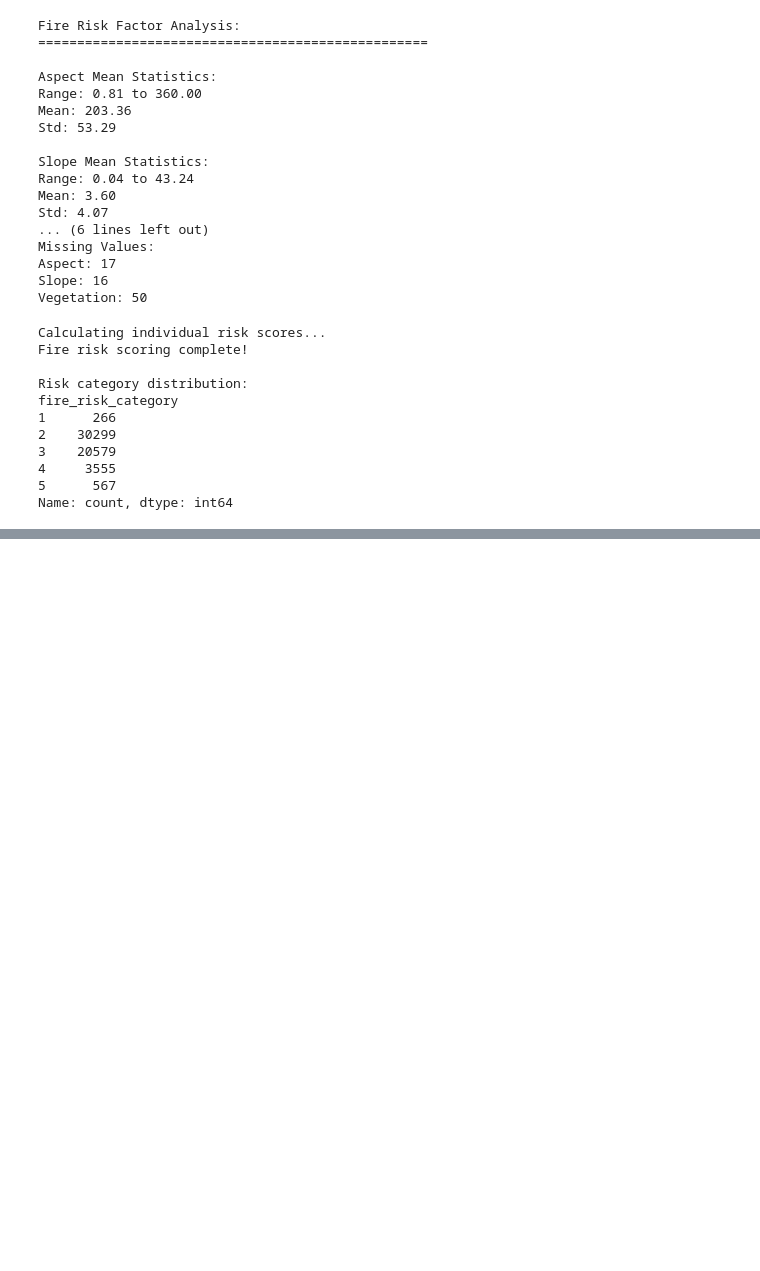
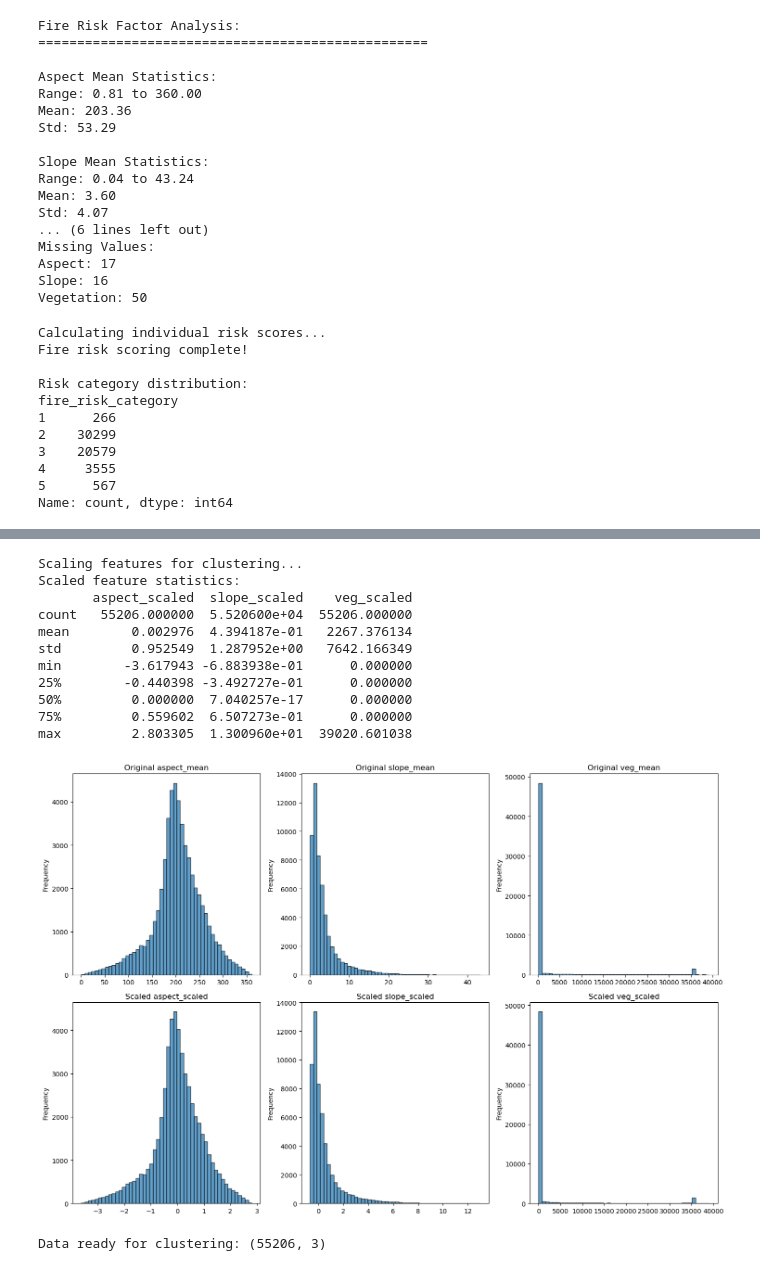
Before and after one commit to AFD03/Glendale-Fire-Risk, a Jupyter notebook: data_processed/risk_score_model.ipynb, the cells around one changed output, grey strips where cells are left out. Saved outputs shown, nothing was run; the diff lists cells and outputs as text; code cells hidden in the pictures; blank space fills up the shorter version.

```diff
--- a/data_processed/risk_score_model.ipynb
+++ b/data_processed/risk_score_model.ipynb
@@ -502,0 +537,51 @@ print(cluster_data.describe())
+# %%
+# Data preprocessing and scaling
+print("Scaling features for clustering...")
+
+# Use RobustScaler due to potential outliers in vegetation data
+scaler = RobustScaler()
+cluster_data_scaled = scaler.fit_transform(cluster_data)
+
+# Convert back to DataFrame for easier handling
+cluster_df_scaled = pd.DataFrame(
+    cluster_data_scaled,
+    columns=['aspect_scaled', 'slope_scaled', 'veg_scaled'],
+    index=cluster_data.index
+)
+
+print("Scaled feature statistics:")
+print(cluster_df_scaled.describe())
+
+# Visualize feature distributions
+fig, axes = plt.subplots(2, 3, figsize=(15, 10))
+
+# Original features
+for i, col in enumerate(feature_cols):
+    axes[0, i].hist(cluster_data[col], bins=50, alpha=0.7, edgecolor='black')
+    axes[0, i].set_title(f'Original {col}')
+    axes[0, i].set_ylabel('Frequency')
+
+# Scaled features
+for i, col in enumerate(cluster_df_scaled.columns):
+    axes[1, i].hist(cluster_df_scaled[col], bins=50, alpha=0.7, edgecolor='black')
+    axes[1, i].set_title(f'Scaled {col}')
+    axes[1, i].set_ylabel('Frequency')
+
+plt.tight_layout()
+plt.show()
+
+print(f"\nData ready for clustering: {cluster_data_scaled.shape}")
+# %% [output]
+Scaling features for clustering...
+Scaled feature statistics:
+       aspect_scaled  slope_scaled    veg_scaled
+count   55206.000000  5.520600e+04  55206.000000
+mean        0.002976  4.394187e-01   2267.376134
+std         0.952549  1.287952e+00   7642.166349
+min        -3.617943 -6.883938e-01      0.000000
+25%        -0.440398 -3.492727e-01      0.000000
+50%         0.000000  7.040257e-17      0.000000
+75%         0.559602  6.507273e-01      0.000000
+max         2.803305  1.300960e+01  39020.601038
+[figure, added]
+Data ready for clustering: (55206, 3)
```
Also changed, not shown: parts of 15 cells of this notebook, 13 other files.
